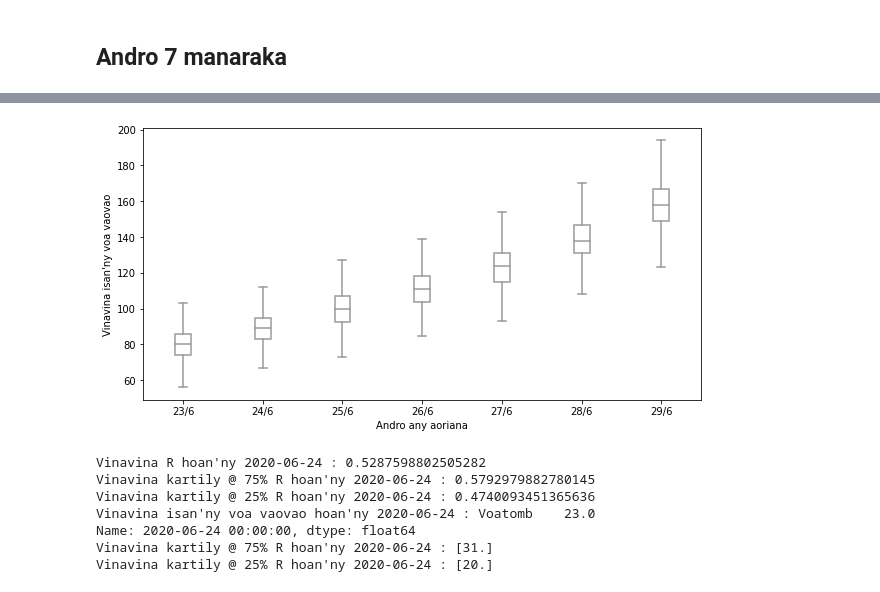
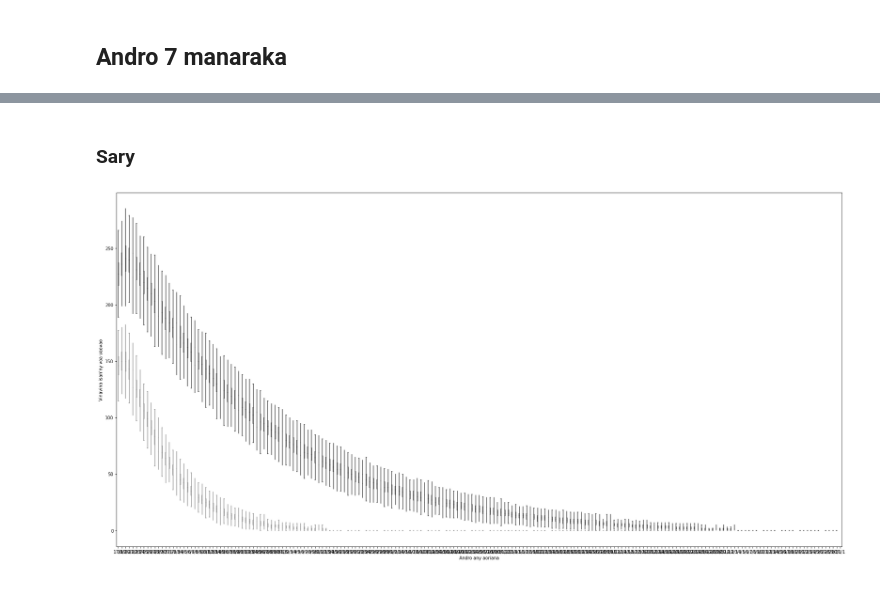
Before and after one commit to tabilaocov/ady_cov, a Jupyter notebook: scr/modely_RP/R_tabilao.ipynb, the cells around one changed output, grey strips where cells are left out. Saved outputs shown, nothing was run; the diff lists cells and outputs as text; code cells hidden in the pictures.

```diff
--- a/scr/modely_RP/R_tabilao.ipynb
+++ b/scr/modely_RP/R_tabilao.ipynb
@@ -428,0 +429,2 @@ Kartily @ 25% R hoan'ny 2020-07-02 : 1.3223585147808583
+# %%
+daty_data_mifar = datetime.date(2020,5,5)
@@ -674,0 +864,33 @@ for i in range(1,8):
+# %%
+# Computing Ivao(daty_mifar + i) for i in range(1,8)
+
+daty_m1 = daty_data_mifar + datetime.timedelta(days = 1)
+
+Iv = int(Rt_salan(daty_ambo)*lsi(daty_m1))
+
+dIvao.loc[pd.to_datetime(daty_m1)] =[Iv]
+
+for i in range(1,200):
+ errt = daty_m1 + datetime.timedelta(days = i)
+ Ivv = int(Rt_salan(daty_ambo)*lsi(errt))
+ dIvao.loc[pd.to_datetime(errt)] =[Ivv]
+# %%
+# Sampling
+
+np.random.seed(12345)
+
+formatf_date = lambda date_py: '{}/{}'.format(date_py.day, str(date_py.month))
+
+daty_hoav_lst = []
+
+data_ambo_hoav = []
+
+Ivv_dat = []
+
+for i in range(1,200):
+  t = daty_data_mifar + datetime.timedelta(days = i)
+  daty = formatf_date(t)
+  datyy = format_date(t)
+  data_amboar = [ poisson.rvs(dIvao.loc[datyy]) for j in range(600)]
+  daty_hoav_lst.append(daty)
+  data_ambo_hoav.append(data_amboar)
@@ -675,33 +922,18 @@ for i in range(1,8):
+# %% [markdown]
+### Sary
 # %%
 # Plotting boundaries for the next 7 days
 
-fig, ax = plt.subplots(figsize=(10,5))
-box = sns.boxplot(daty_hoav_lst, data_hoav, color='white', width=0.2, showfliers=False, ax=ax)
+fig, ax = plt.subplots(figsize=(30,15))
+box = sns.boxplot(daty_hoav_lst, data_amba_hoav, color='white', width=0.1, showfliers=False, ax=ax)
+box = sns.boxplot(daty_hoav_lst, data_ambo_hoav, color='grey', width=0.1, showfliers=False, ax=ax)
 
 ax.set_xlabel('Andro any aoriana')
 ax.set_ylabel("Vinavina isan'ny voa vaovao")
 
-plt.savefig(path_to_save+'Ivbo226hoav_mdg.eps')
-plt.savefig(path_to_save+'Ivbo226hoav_mdg.png')
+plt.savefig(path_to_save+'Iv167ahoav_mdg.eps')
+plt.savefig(path_to_save+'Iv167ahoav_mdg.png')
 
 plt.show()
 # %% [output]
-[figure, old version]
+[figure, new version]
-# %%
-daty_oh = datetime.date(2020,6,24)
-
-print("Vinavina R hoan'ny", daty_oh, ':', Rt_salan(daty_oh))
-print("Vinavina kartily @ 75% R hoan'ny",daty_oh, ':', perc75(daty_oh))
-print("Vinavina kartily @ 25% R hoan'ny", daty_oh, ':', perc25(daty_oh))
-print("Vinavina isan'ny voa vaovao hoan'ny", daty_oh, ':', dIvao.loc[format_date(daty_oh)])
-
-print("Vinavina kartily @ 75% R hoan'ny", daty_oh, ':', poisson.ppf(0.95, dIvao.loc[format_date(daty_oh)]))
-print("Vinavina kartily @ 25% R hoan'ny", daty_oh, ':', poisson.ppf(0.25, dIvao.loc[format_date(daty_oh)]))
-# %% [output]
-Vinavina R hoan'ny 2020-06-24 : 0.5287598802505282
-Vinavina kartily @ 75% R hoan'ny 2020-06-24 : 0.5792979882780145
-Vinavina kartily @ 25% R hoan'ny 2020-06-24 : 0.4740093451365636
-Vinavina isan'ny voa vaovao hoan'ny 2020-06-24 : Voatomb    23.0
-Name: 2020-06-24 00:00:00, dtype: float64
-Vinavina kartily @ 75% R hoan'ny 2020-06-24 : [31.]
-Vinavina kartily @ 25% R hoan'ny 2020-06-24 : [20.]
```
Also changed, not shown: parts of 44 cells of this notebook.
